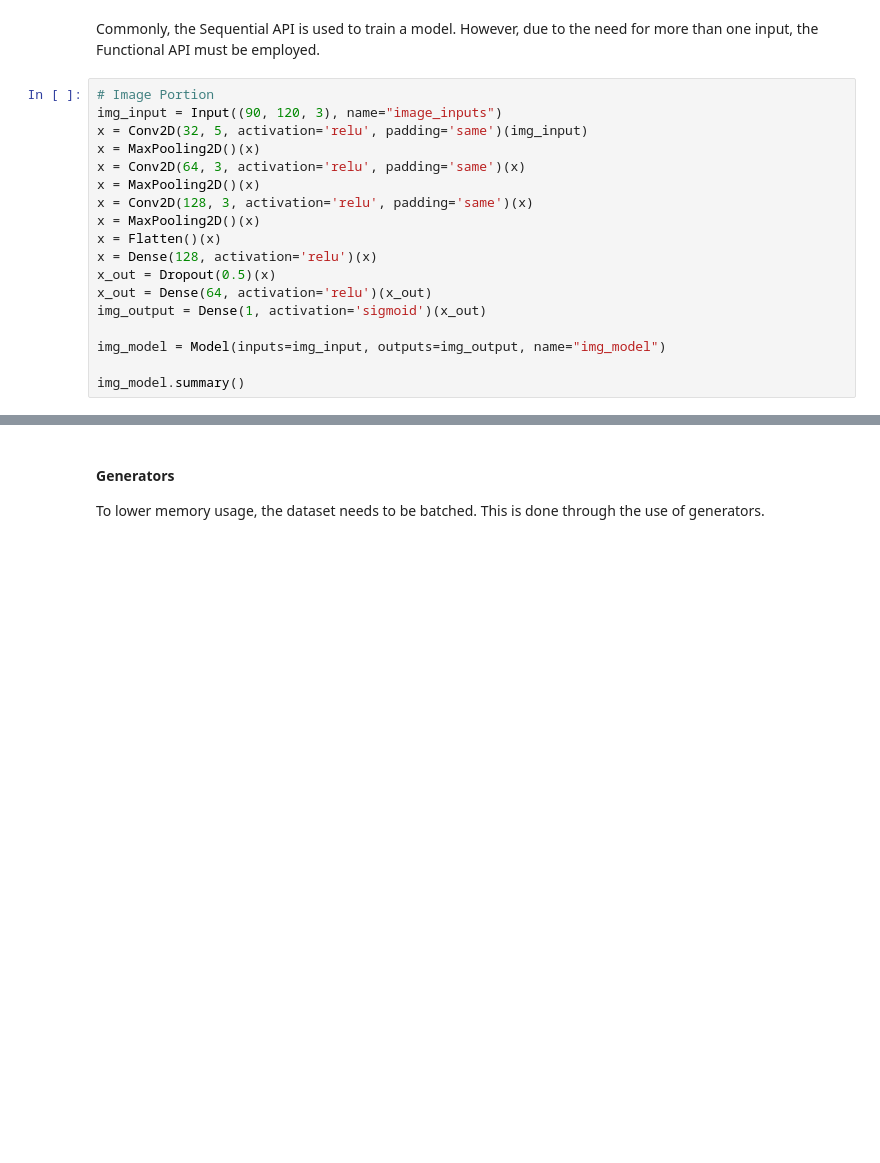
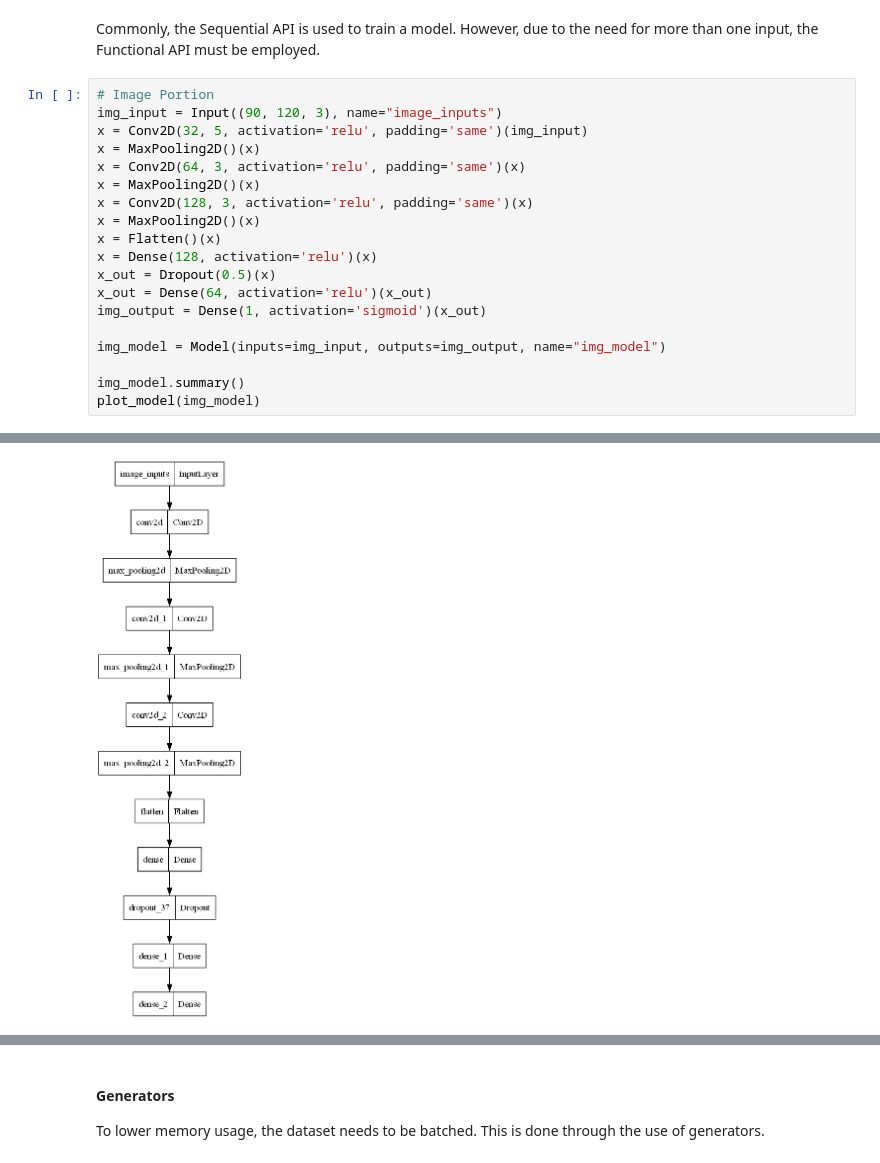
Before and after one commit to CydiaBoss/YT-ML, a Jupyter notebook: model.ipynb, the cells around one changed output, grey strips where cells are left out. Saved outputs shown, nothing was run; the diff lists cells and outputs as text; blank space fills up the shorter version.

```diff
--- a/model.ipynb
+++ b/model.ipynb
@@ -420,4 +412,5 @@ img_output = Dense(1, activation='sigmoid')(x_out)
 img_model = Model(inputs=img_input, outputs=img_output, name="img_model")
 
 img_model.summary()
+plot_model(img_model)
 # %% [output]
@@ -437,7 +430,8 @@ _________________________________________________________________
 Total params: 2806593 (10.71 MB)
 Trainable params: 2806593 (10.71 MB)
 Non-trainable params: 0 (0.00 Byte)
 _________________________________________________________________
+[figure, added]
 # %%
 # Text Portion
 text_input = Input(shape=(10,), dtype=tf.int32, name="text_inputs")
```
Also changed, not shown: parts of 12 cells of this notebook, 2 other files.
